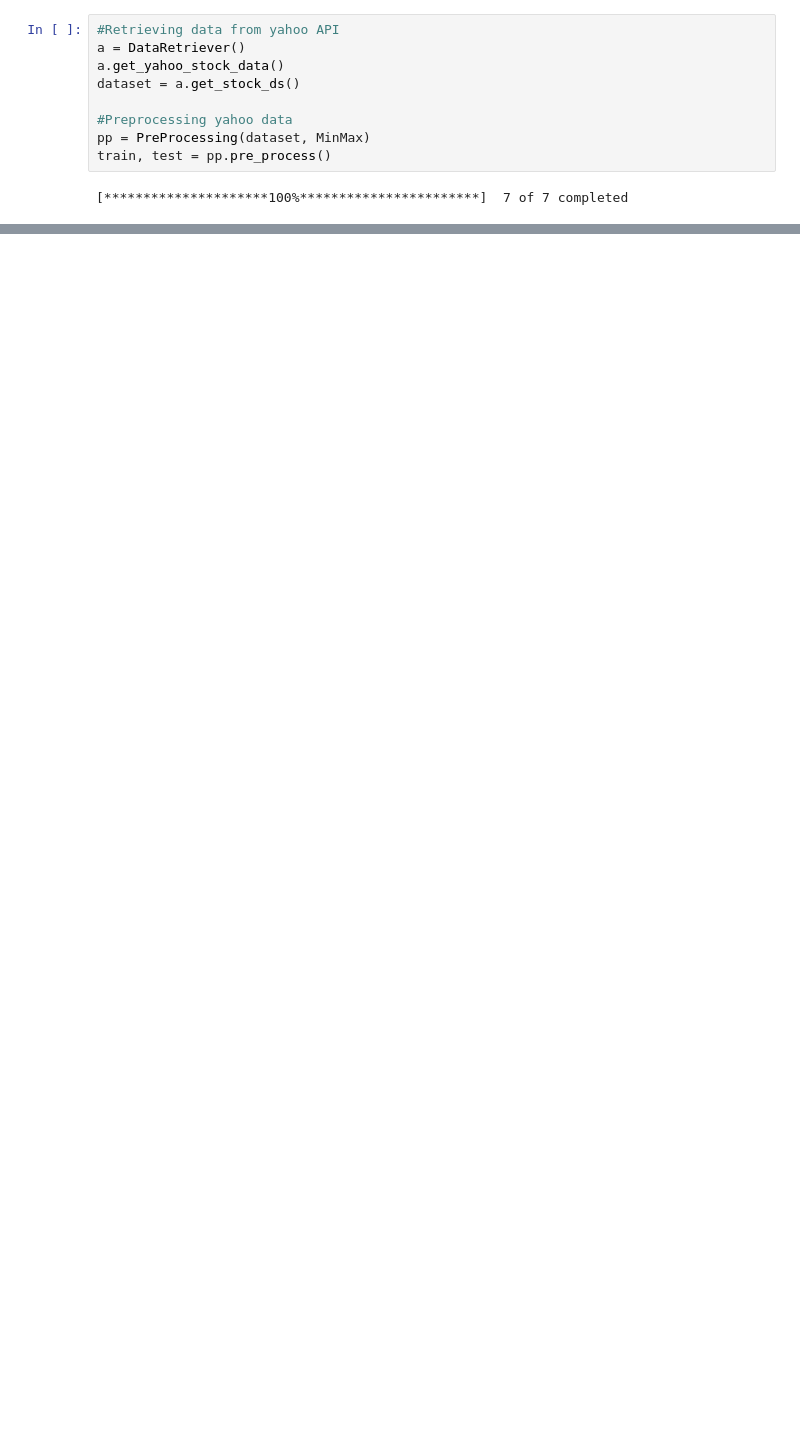
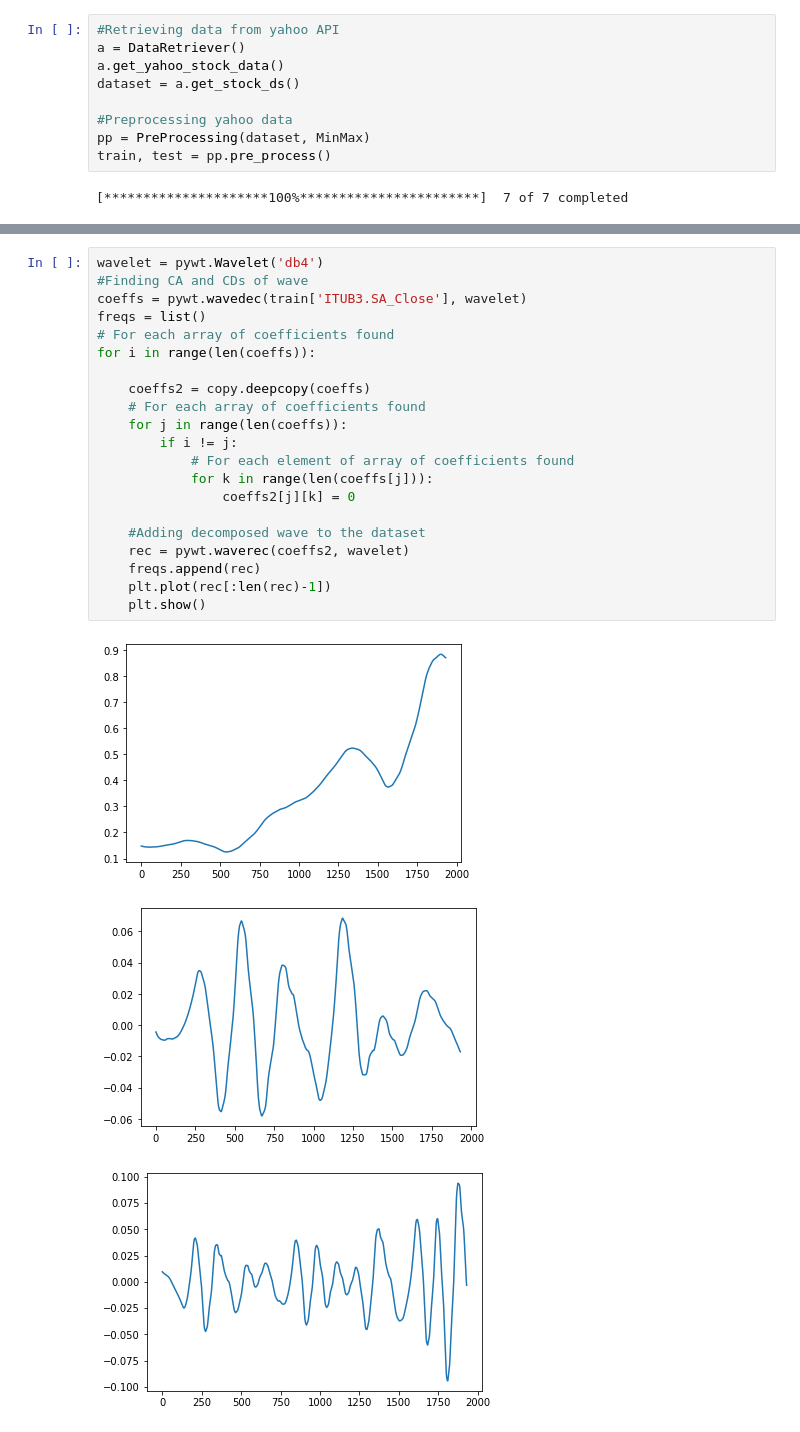
Before and after one commit to Albertini96/stock-market-chm, a Jupyter notebook: src/teste_dwt.ipynb, the cells around one changed output, grey strips where cells are left out. Drawn from its saved outputs; the diff is of its cells as text; blank space fills up the shorter version.

```diff
--- a/src/teste_dwt.ipynb
+++ b/src/teste_dwt.ipynb
@@ -207,0 +236,25 @@ sample_rate
+# %%
+wavelet = pywt.Wavelet('db4')
+#Finding CA and CDs of wave
+coeffs = pywt.wavedec(train['ITUB3.SA_Close'], wavelet)
+freqs = list()
+# For each array of coefficients found
+for i in range(len(coeffs)):
+
+    coeffs2 = copy.deepcopy(coeffs)
+    # For each array of coefficients found
+    for j in range(len(coeffs)):
+        if i != j:
+            # For each element of array of coefficients found
+            for k in range(len(coeffs[j])):
+                coeffs2[j][k] = 0
+
+    #Adding decomposed wave to the dataset
+    rec = pywt.waverec(coeffs2, wavelet)
+    freqs.append(rec)
+    plt.plot(rec[:len(rec)-1])
+    plt.show()
+# %% [output]
+[figure, added]
+[figure, added]
+[figure, added]
```
Also changed, not shown: parts of 49 cells of this notebook, 11 other files.
